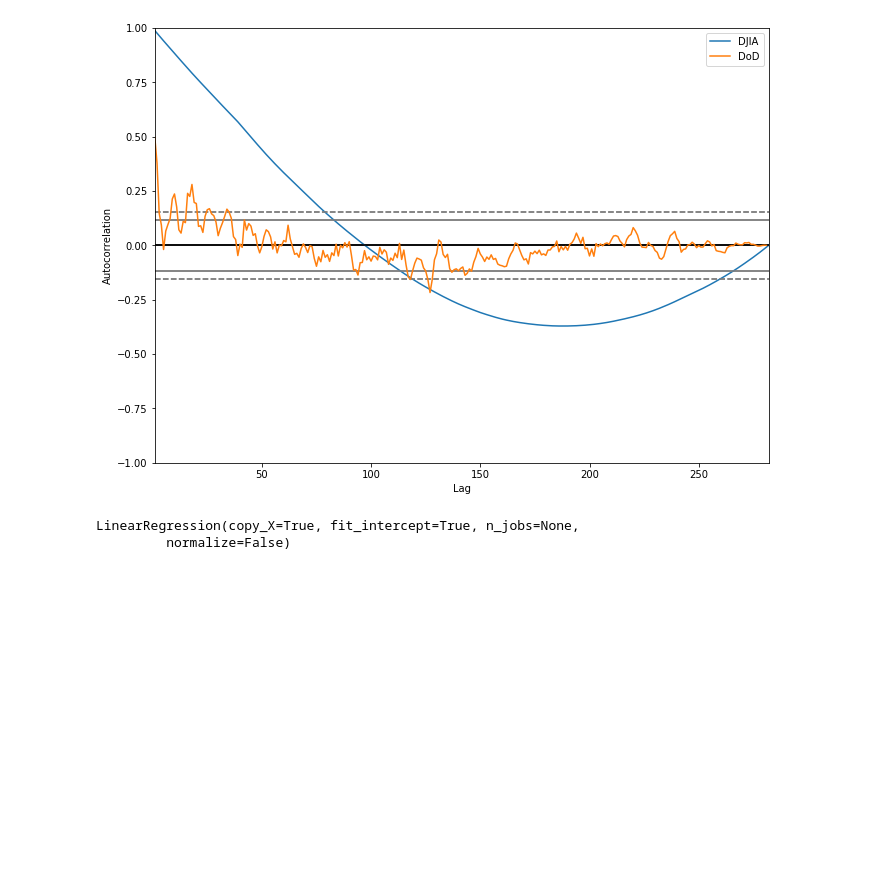
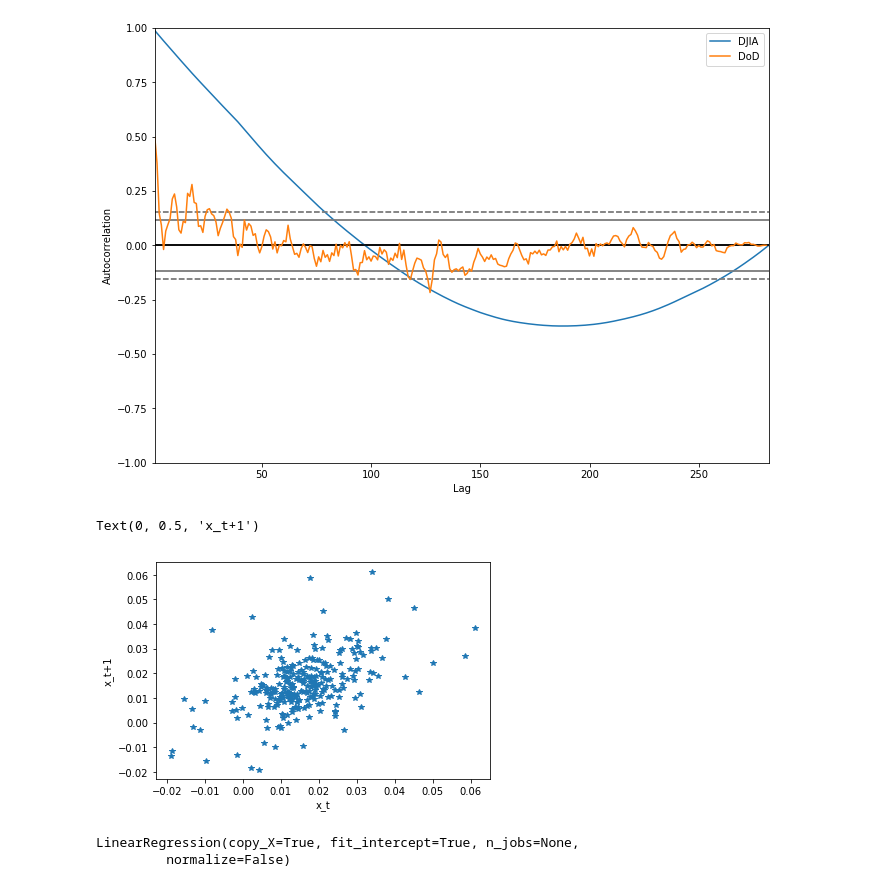
Before and after one commit to DataForScience/RNN, a Jupyter notebook: Timeseries.ipynb, the cells around one changed output. Drawn from its saved outputs; the diff is of its cells as text; code cells hidden in the pictures; blank space fills up the shorter version.

```diff
--- a/Timeseries.ipynb
+++ b/Timeseries.ipynb
@@ -67,6 +74,13 @@ plt.gcf().set_size_inches(11,8)
 values = series.pct_change().dropna().values.reshape(-1, 1)
 X = values[:-1]
 y = values[1:]
+# %%
+plt.plot(X.flatten(), y, '*')
+plt.xlabel('x_t')
+plt.ylabel('x_t+1')
+# %% [output]
+Text(0, 0.5, 'x_t+1')
+[figure, added]
 # %%
 lm = LinearRegression()
 # %%
```
Also changed, not shown: parts of 2 cells of this notebook, 2 other files.
